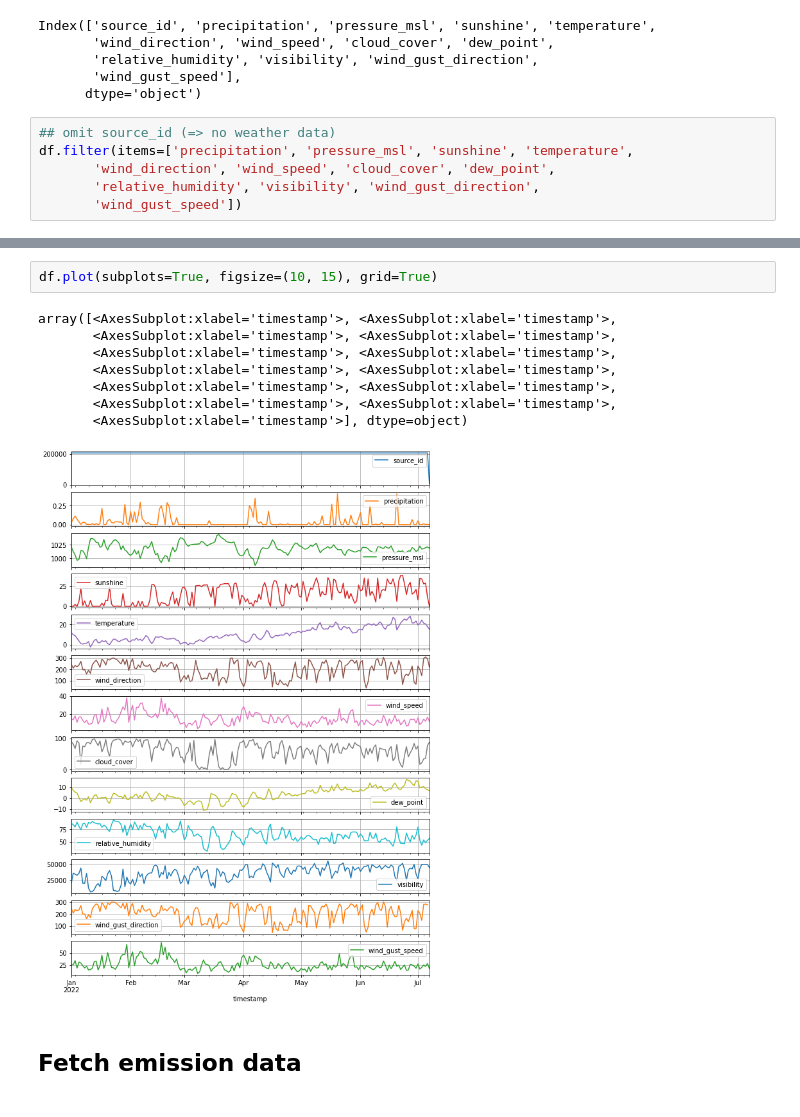
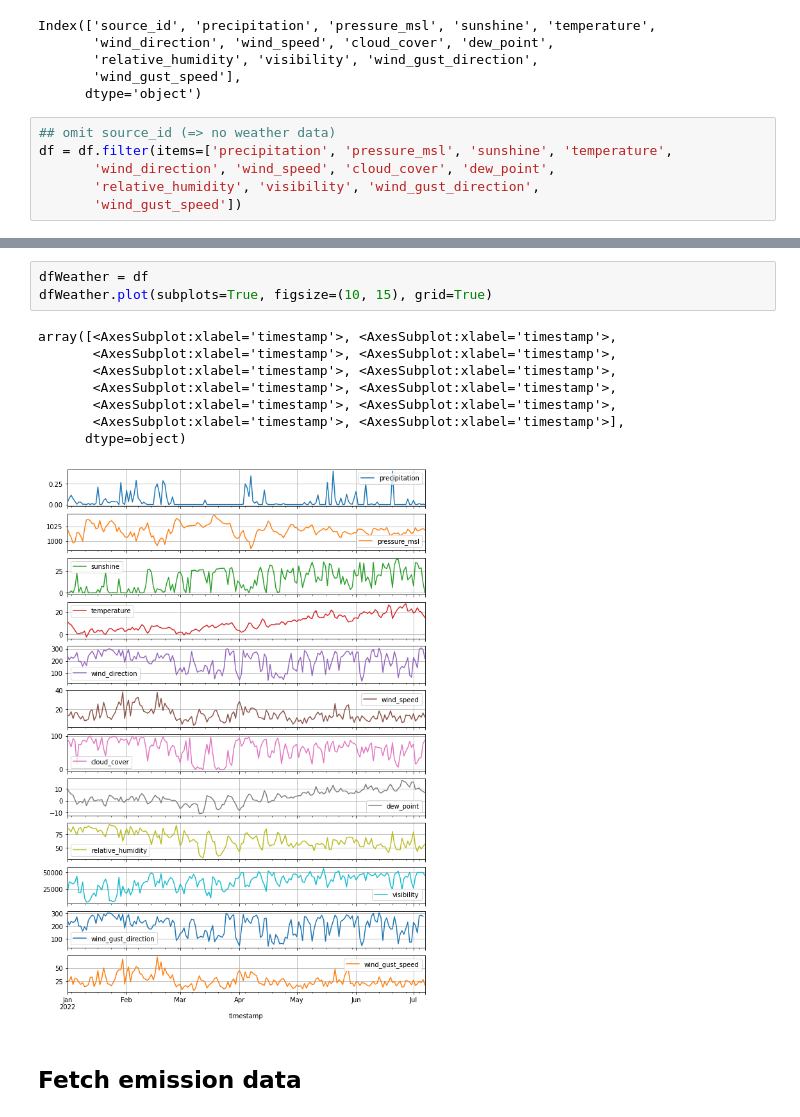
Before and after one commit to irahulcse/ARENA2036, a Jupyter notebook: WFS Traffic data.ipynb, the cells around one changed output, grey strips where cells are left out. Cells and saved outputs as stored; diff of their text form.

```diff
--- a/WFS Traffic data.ipynb
+++ b/WFS Traffic data.ipynb
@@ -157,7 +157,7 @@ Index(['source_id', 'precipitation', 'pressure_msl', 'sunshine', 'temperature',
       dtype='object')
 # %%
 ## omit source_id (=> no weather data)
-df.filter(items=['precipitation', 'pressure_msl', 'sunshine', 'temperature',
+df = df.filter(items=['precipitation', 'pressure_msl', 'sunshine', 'temperature',
        'wind_direction', 'wind_speed', 'cloud_cover', 'dew_point',
        'relative_humidity', 'visibility', 'wind_gust_direction',
        'wind_gust_speed'])
@@ -179,14 +164,15 @@ df.filter(items=['precipitation', 'pressure_msl', 'sunshine', 'temperature',
 # %%
-df.plot(subplots=True, figsize=(10, 15), grid=True)
+dfWeather = df
+dfWeather.plot(subplots=True, figsize=(10, 15), grid=True)
 # %% [output]
 array([<AxesSubplot:xlabel='timestamp'>, <AxesSubplot:xlabel='timestamp'>,
        <AxesSubplot:xlabel='timestamp'>, <AxesSubplot:xlabel='timestamp'>,
        <AxesSubplot:xlabel='timestamp'>, <AxesSubplot:xlabel='timestamp'>,
        <AxesSubplot:xlabel='timestamp'>, <AxesSubplot:xlabel='timestamp'>,
        <AxesSubplot:xlabel='timestamp'>, <AxesSubplot:xlabel='timestamp'>,
-       <AxesSubplot:xlabel='timestamp'>, <AxesSubplot:xlabel='timestamp'>,
-       <AxesSubplot:xlabel='timestamp'>], dtype=object)
+       <AxesSubplot:xlabel='timestamp'>, <AxesSubplot:xlabel='timestamp'>],
+      dtype=object)
-[figure, old version]
+[figure, new version]
 # %% [markdown]
 ## Fetch emission data
 # %%
```
Also changed, not shown: parts of 3 cells of this notebook.
